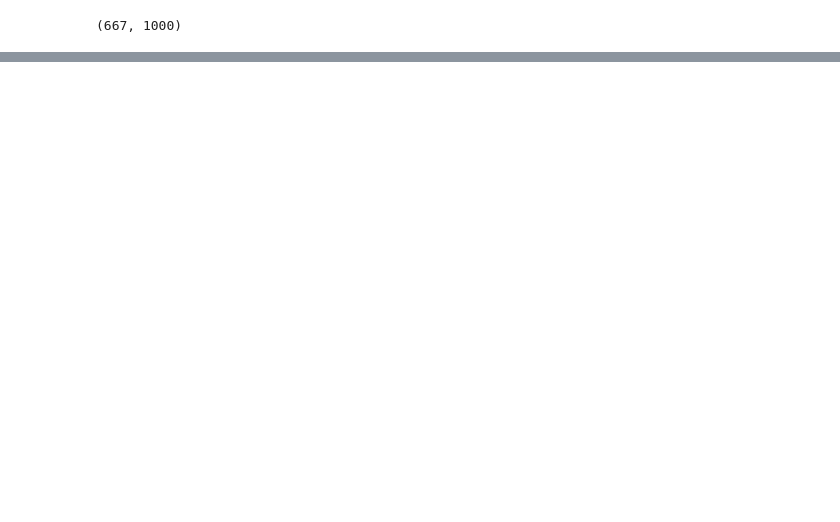
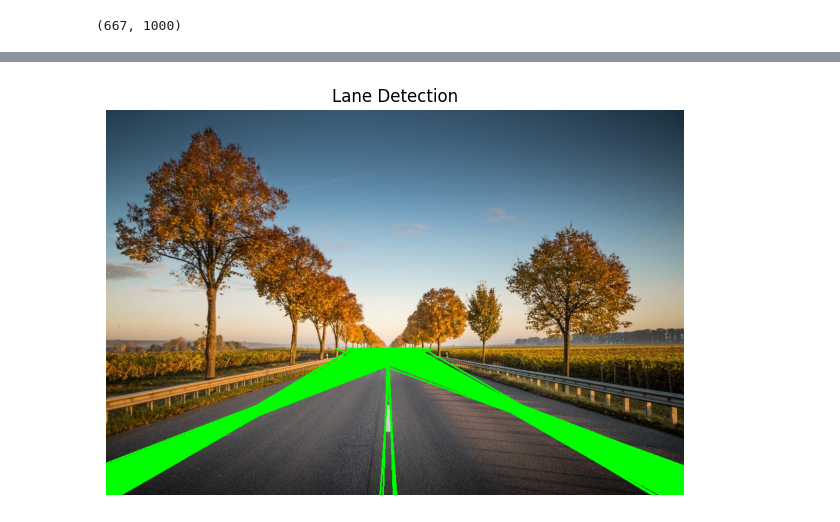
Before and after one commit to tasneemyo/Computer-Vision-Labs, a Jupyter notebook: edge_detection.ipynb, the cells around one changed output, grey strips where cells are left out. Drawn from its saved outputs; the diff is of its cells as text; code cells hidden in the pictures; blank space fills up the shorter version.

```diff
--- a/edge_detection.ipynb
+++ b/edge_detection.ipynb
@@ -117,0 +121,26 @@ To be completed:
+# %%
+# Extract peaks from the accumulator
+threshold = 30
+lines = np.argwhere((H > 30))
+
+image_with_lines = image_rgb.copy()
+y_min = int(0.62 * height)
+y_max = height
+
+for rho_idx, theta_idx in lines:
+    rho = rho_range[rho_idx]
+    theta = theta_range[theta_idx]
+    a, b = np.cos(theta), np.sin(theta)
+
+    x1 = int((rho - y_min * b) / a)
+    x2 = int((rho - y_max * b) / a)
+
+    cv2.line(image_with_lines, (x1, y_min), (x2, y_max), (0, 255, 0), 2)
+
+plt.figure(figsize=(10, 5))
+plt.imshow(image_with_lines)
+plt.title("Lane Detection")
+plt.axis("off")
+plt.show()
+# %% [output]
+[figure, added]
```
Also changed, not shown: parts of 15 cells of this notebook.
